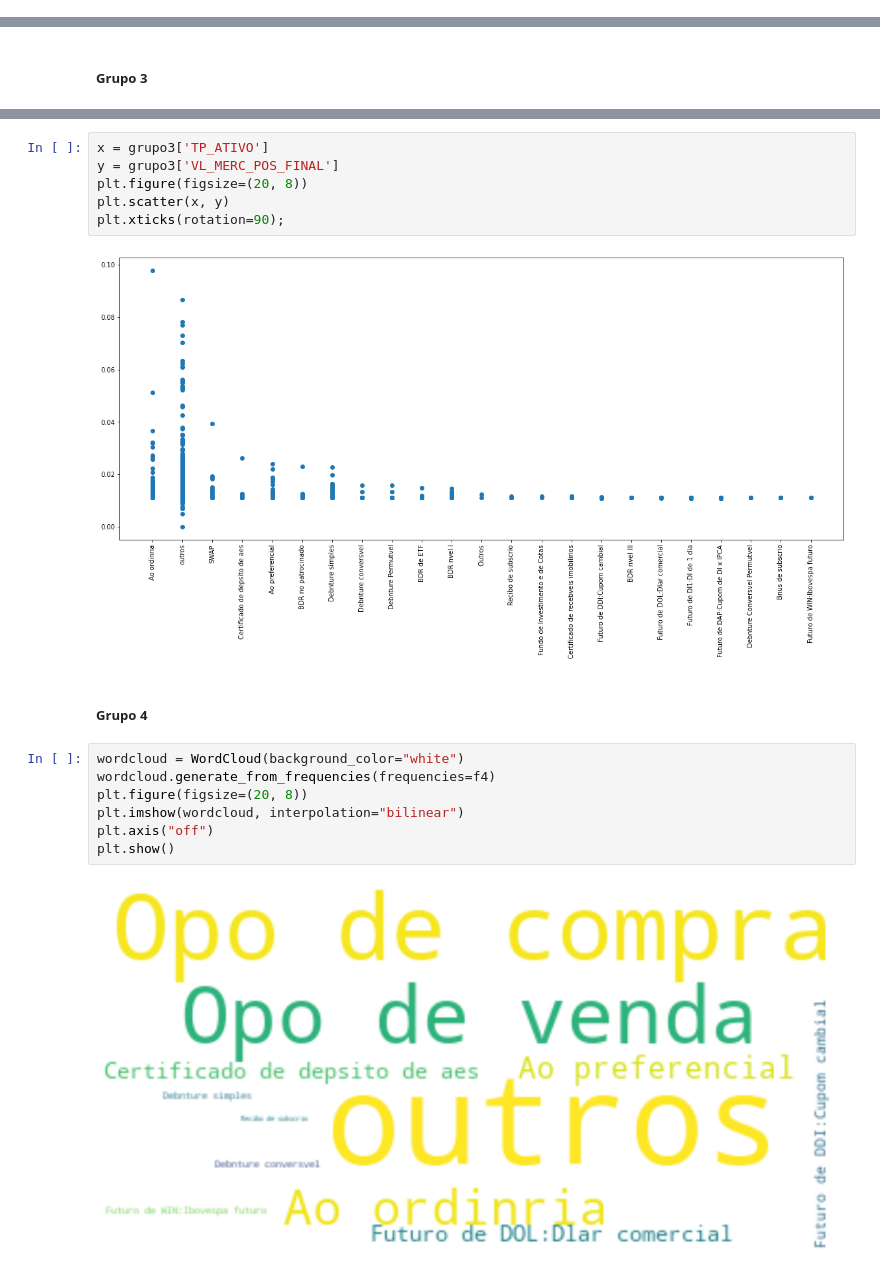
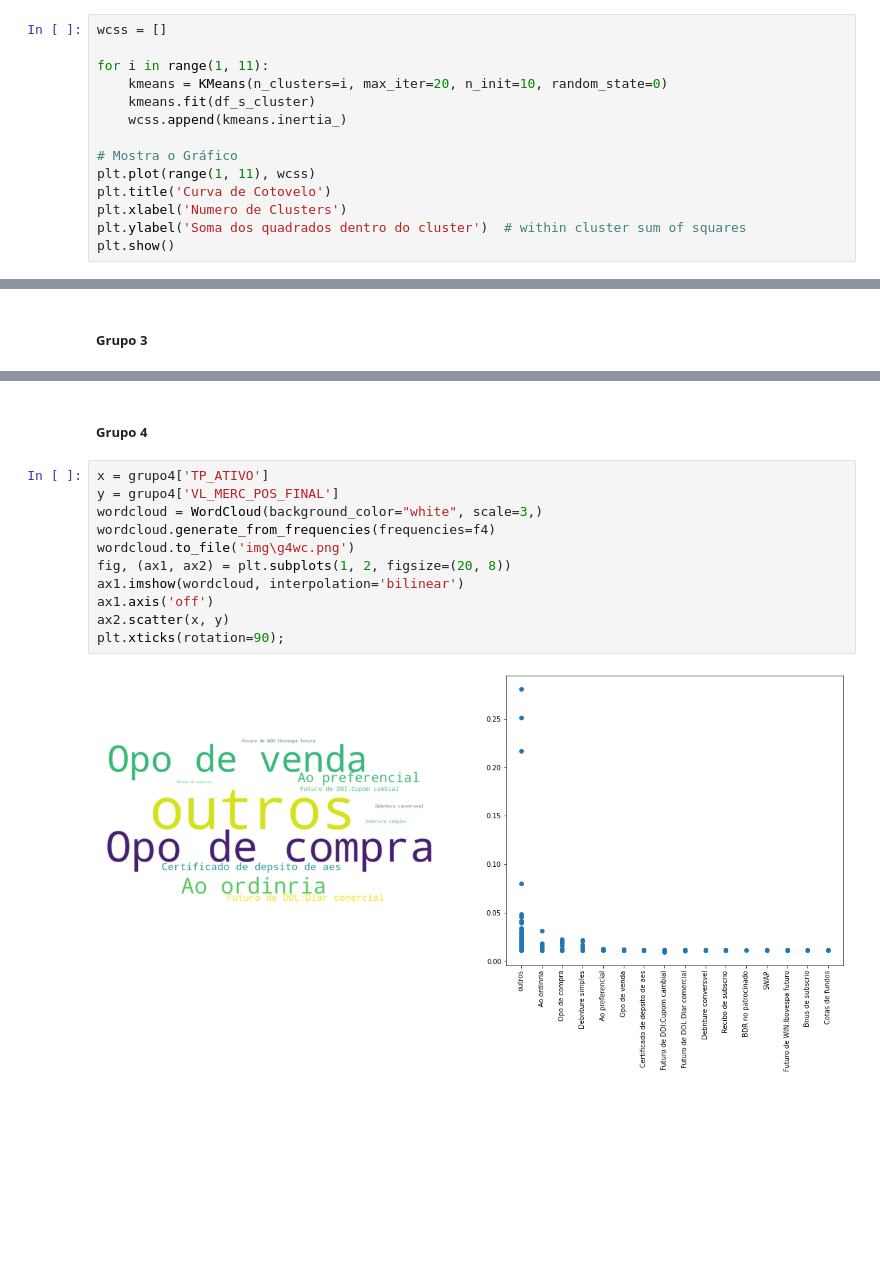
Before and after one commit to isabelcgomes/cluster_investimentos, a Jupyter notebook: analise.ipynb, the cells around one changed output, grey strips where cells are left out. Cells and saved outputs as stored; diff of their text form; blank space fills up the shorter version.

```diff
--- a/analise.ipynb
+++ b/analise.ipynb
@@ -244,0 +261,14 @@ df_s_cluster = np.array(df_s_cluster)
+# %%
+wcss = []
+
+for i in range(1, 11):
+    kmeans = KMeans(n_clusters=i, max_iter=20, n_init=10, random_state=0)
+    kmeans.fit(df_s_cluster)
+    wcss.append(kmeans.inertia_)
+
+# Mostra o Gráfico
+plt.plot(range(1, 11), wcss)
+plt.title('Curva de Cotovelo')
+plt.xlabel('Numero de Clusters')
+plt.ylabel('Soma dos quadrados dentro do cluster')  # within cluster sum of squares
+plt.show()
@@ -368,19 +445,15 @@ plt.show()
-# %%
-x = grupo3['TP_ATIVO']
-y = grupo3['VL_MERC_POS_FINAL']
-plt.figure(figsize=(20, 8))
-plt.scatter(x, y)
-plt.xticks(rotation=90);
-# %% [output]
-[figure, removed]
 # %% [markdown]
 ##### Grupo 4
 # %%
-wordcloud = WordCloud(background_color="white")
+x = grupo4['TP_ATIVO']
+y = grupo4['VL_MERC_POS_FINAL']
+wordcloud = WordCloud(background_color="white", scale=3,)
 wordcloud.generate_from_frequencies(frequencies=f4)
-plt.figure(figsize=(20, 8))
-plt.imshow(wordcloud, interpolation="bilinear")
-plt.axis("off")
-plt.show()
+wordcloud.to_file('img\g4wc.png')
+fig, (ax1, ax2) = plt.subplots(1, 2, figsize=(20, 8))
+ax1.imshow(wordcloud, interpolation='bilinear')
+ax1.axis('off')
+ax2.scatter(x, y)
+plt.xticks(rotation=90);
 # %% [output]
-[figure, old version]
+[figure, new version]
```
Also changed, not shown: parts of 27 cells of this notebook.
